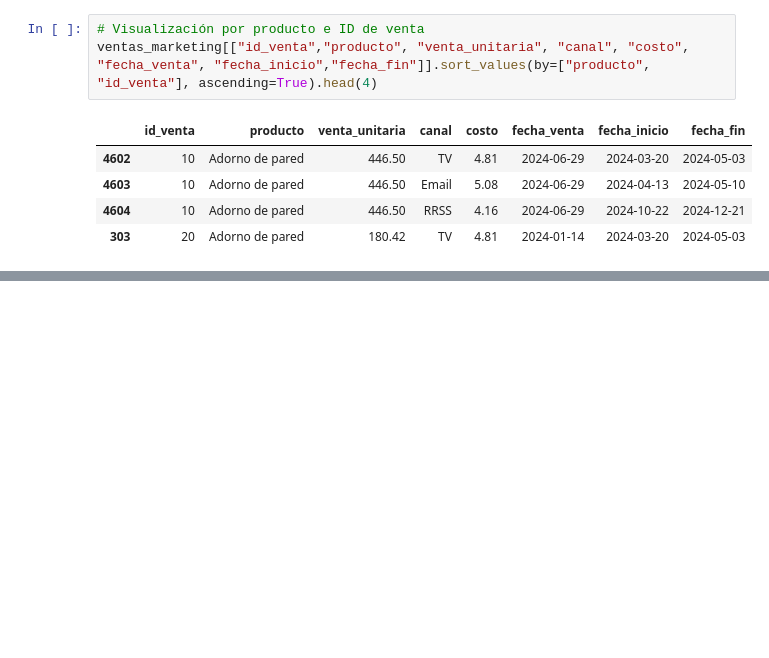
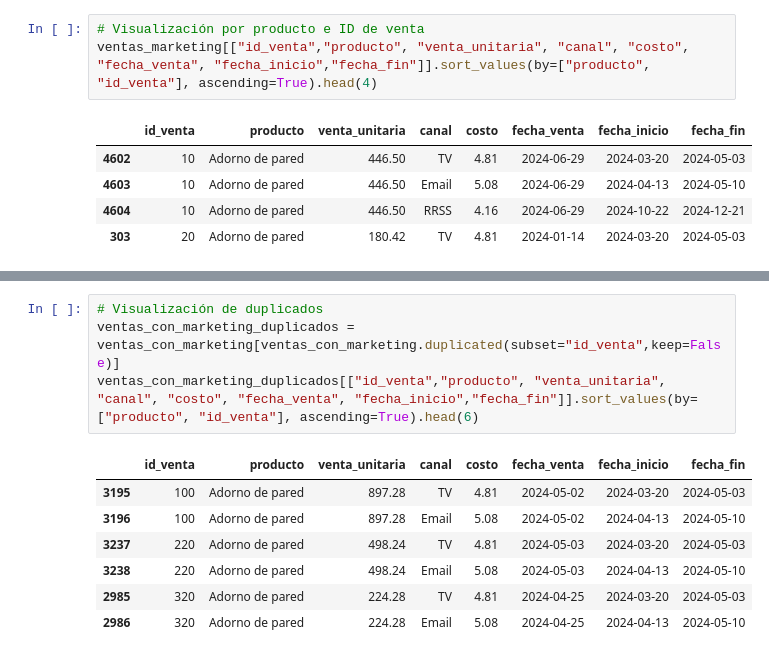
Before and after one commit to VictoriaGoldaraz/TT-2C2025-Data-Analitycs-Notebooks, a Jupyter notebook: Goldaraz,_María_Victoria_Comisión_C252613_TPI_Data_Analytics.ipynb, the cells around one changed output, grey strips where cells are left out. Saved outputs shown, nothing was run; the diff lists cells and outputs as text; blank space fills up the shorter version.

```diff
--- a/Goldaraz,_María_Victoria_Comisión_C252613_TPI_Data_Analytics.ipynb
+++ b/Goldaraz,_María_Victoria_Comisión_C252613_TPI_Data_Analytics.ipynb
@@ -484,0 +508,12 @@ ventas_marketing[["id_venta","producto", "venta_unitaria", "canal", "costo", "fe
+# %%
+# Visualización de duplicados
+ventas_con_marketing_duplicados = ventas_con_marketing[ventas_con_marketing.duplicated(subset="id_venta",keep=False)]
+ventas_con_marketing_duplicados[["id_venta","producto", "venta_unitaria", "canal", "costo", "fecha_venta", "fecha_inicio","fecha_fin"]].sort_values(by=["producto", "id_venta"], ascending=True).head(6)
+# %% [output]
+|  | id_venta | producto | venta_unitaria | canal | costo | fecha_venta | fecha_inicio | fecha_fin |
+| 3195 | 100 | Adorno de pared | 897.28 | TV | 4.81 | 2024-05-02 | 2024-03-20 | 2024-05-03 |
+| 3196 | 100 | Adorno de pared | 897.28 | Email | 5.08 | 2024-05-02 | 2024-04-13 | 2024-05-10 |
+| 3237 | 220 | Adorno de pared | 498.24 | TV | 4.81 | 2024-05-03 | 2024-03-20 | 2024-05-03 |
+| 3238 | 220 | Adorno de pared | 498.24 | Email | 5.08 | 2024-05-03 | 2024-04-13 | 2024-05-10 |
+| 2985 | 320 | Adorno de pared | 224.28 | TV | 4.81 | 2024-04-25 | 2024-03-20 | 2024-05-03 |
+| 2986 | 320 | Adorno de pared | 224.28 | Email | 5.08 | 2024-04-25 | 2024-04-13 | 2024-05-10 |
```
Also changed, not shown: parts of 16 cells of this notebook.
